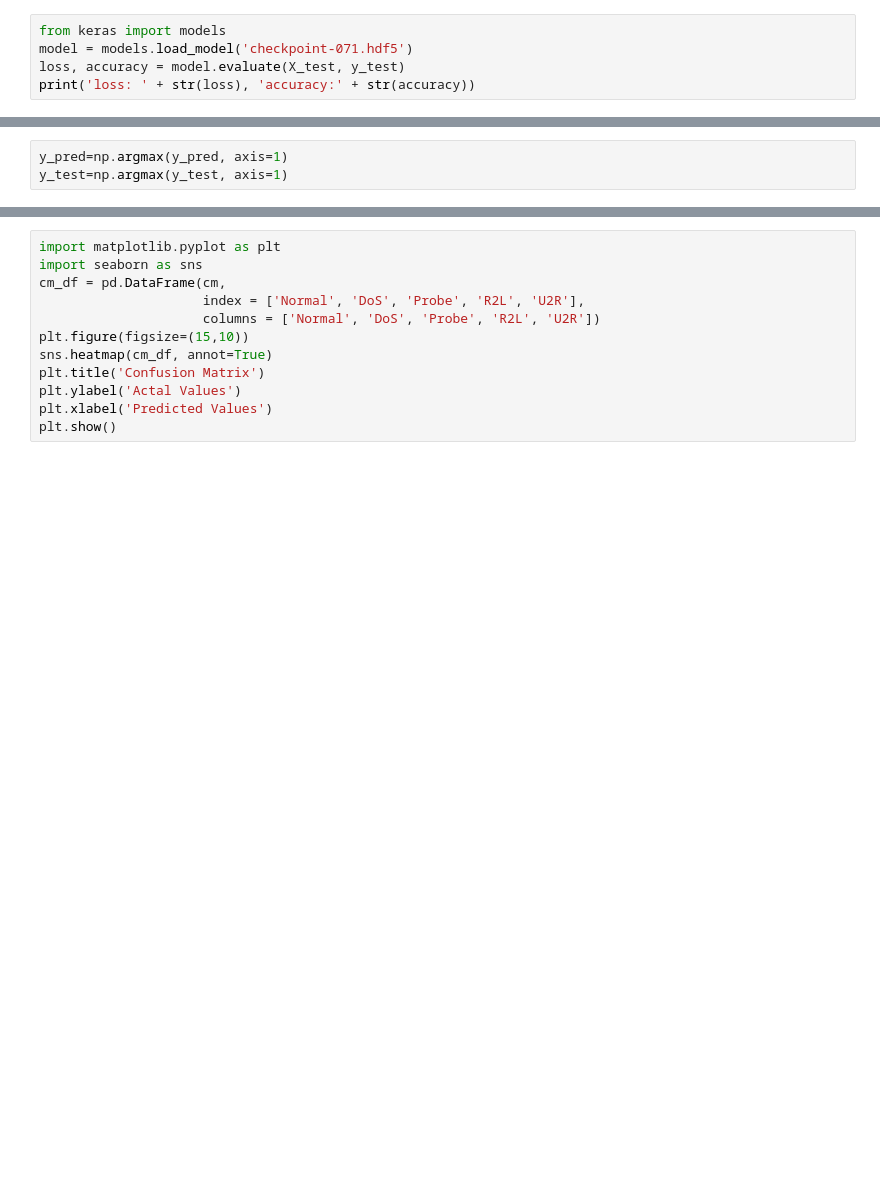
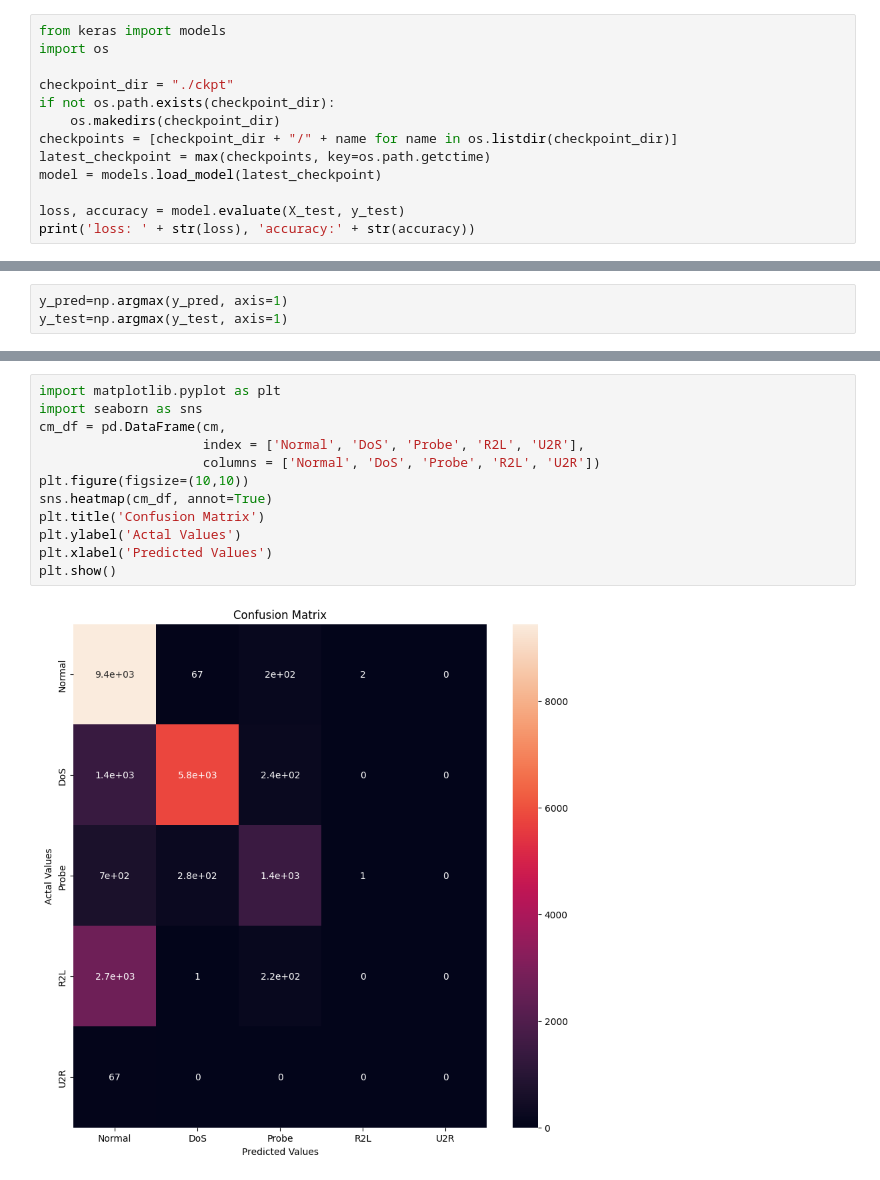
Before and after one commit to ninhdng37/Attack-Network-Detection-using-LSTM, a Jupyter notebook: Network_Intrusion_Detection_LSTM.ipynb, the cells around one changed output, grey strips where cells are left out. Cells and saved outputs as stored; diff of their text form; blank space fills up the shorter version.

```diff
--- a/Network_Intrusion_Detection_LSTM.ipynb
+++ b/Network_Intrusion_Detection_LSTM.ipynb
@@ -265,5 +313,13 @@ Epoch 4/10
 # %%
 from keras import models
-model = models.load_model('checkpoint-071.hdf5')
+import os
+
+checkpoint_dir = "./ckpt"
+if not os.path.exists(checkpoint_dir):
+    os.makedirs(checkpoint_dir)
+checkpoints = [checkpoint_dir + "/" + name for name in os.listdir(checkpoint_dir)]
+latest_checkpoint = max(checkpoints, key=os.path.getctime)
+model = models.load_model(latest_checkpoint)
+
 loss, accuracy = model.evaluate(X_test, y_test)
 print('loss: ' + str(loss), 'accuracy:' + str(accuracy))
@@ -280,15 +360,17 @@ cm
 # %%
 import matplotlib.pyplot as plt
 import seaborn as sns
 cm_df = pd.DataFrame(cm,
                      index = ['Normal', 'DoS', 'Probe', 'R2L', 'U2R'],
                      columns = ['Normal', 'DoS', 'Probe', 'R2L', 'U2R'])
-plt.figure(figsize=(15,10))
+plt.figure(figsize=(10,10))
 sns.heatmap(cm_df, annot=True)
 plt.title('Confusion Matrix')
 plt.ylabel('Actal Values')
 plt.xlabel('Predicted Values')
 plt.show()
+# %% [output]
+[figure, added]
 # %%
 normal = {}
 DoS = {}
```
Also changed, not shown: parts of 15 cells of this notebook.
